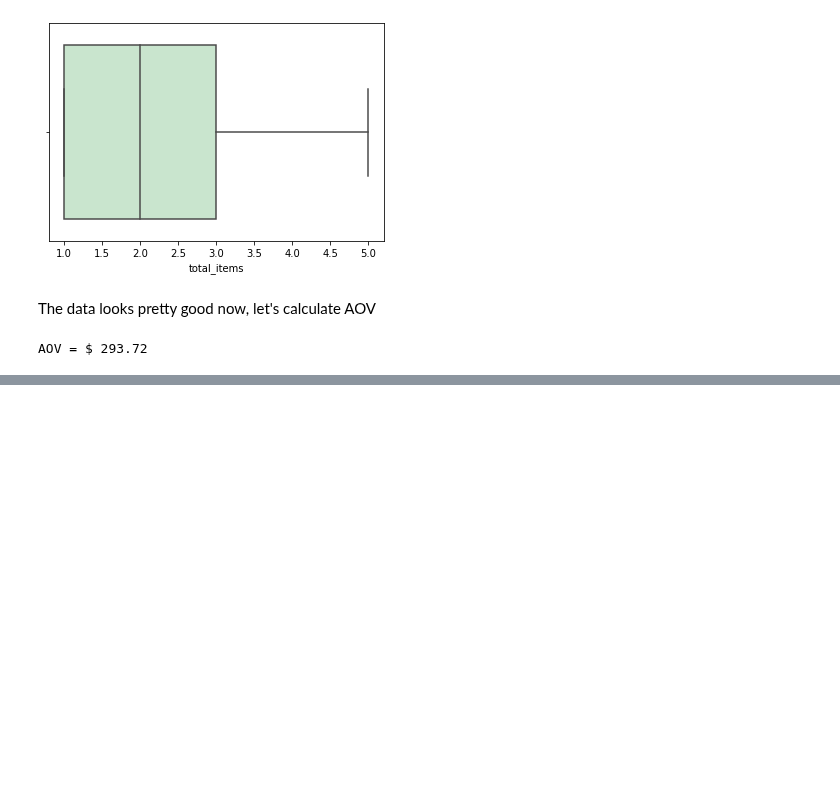
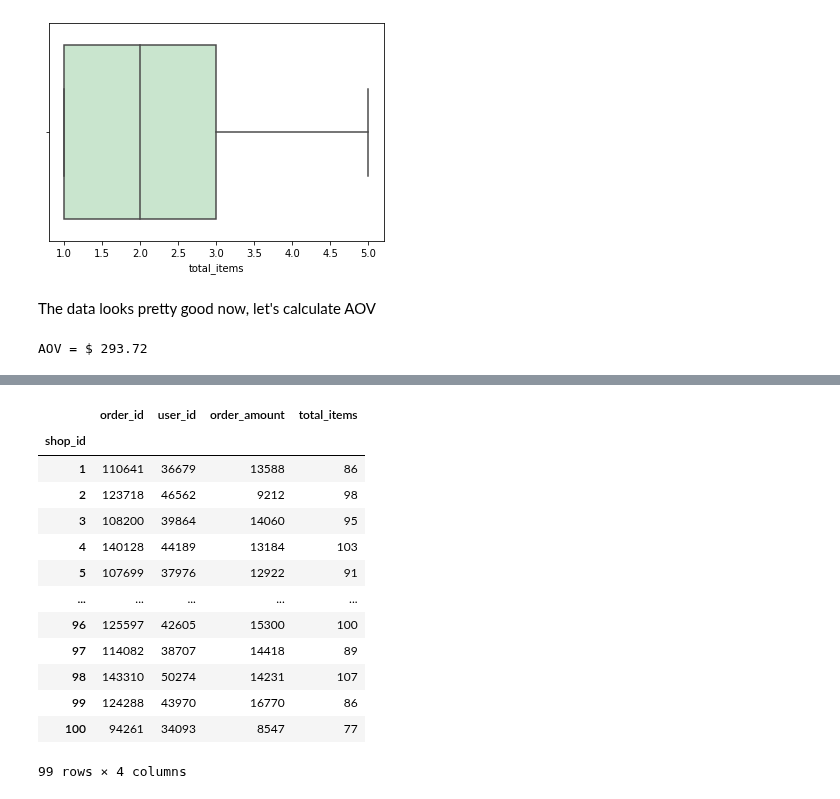
Before and after one commit to dantenvmt/python, a Jupyter notebook: shopify/Untitled.ipynb, the cells around one changed output, grey strips where cells are left out. Saved outputs shown, nothing was run; the diff lists cells and outputs as text; code cells hidden in the pictures; blank space fills up the shorter version.

```diff
--- a/shopify/Untitled.ipynb
+++ b/shopify/Untitled.ipynb
@@ -150,0 +152,18 @@ For this data set, I think it's better to calculate
+# %%
+new_df = df.groupby('shop_id').sum()
+new_df
+# %% [output]
+|  | order_id | user_id | order_amount | total_items |
+| shop_id |  |  |  |  |
+| 1 | 110641 | 36679 | 13588 | 86 |
+| 2 | 123718 | 46562 | 9212 | 98 |
+| 3 | 108200 | 39864 | 14060 | 95 |
+| 4 | 140128 | 44189 | 13184 | 103 |
+| 5 | 107699 | 37976 | 12922 | 91 |
+| ... | ... | ... | ... | ... |
+| 96 | 125597 | 42605 | 15300 | 100 |
+| 97 | 114082 | 38707 | 14418 | 89 |
+| 98 | 143310 | 50274 | 14231 | 107 |
+| 99 | 124288 | 43970 | 16770 | 86 |
+| 100 | 94261 | 34093 | 8547 | 77 |
+99 rows × 4 columns
```
Also changed, not shown: parts of 8 cells of this notebook.
